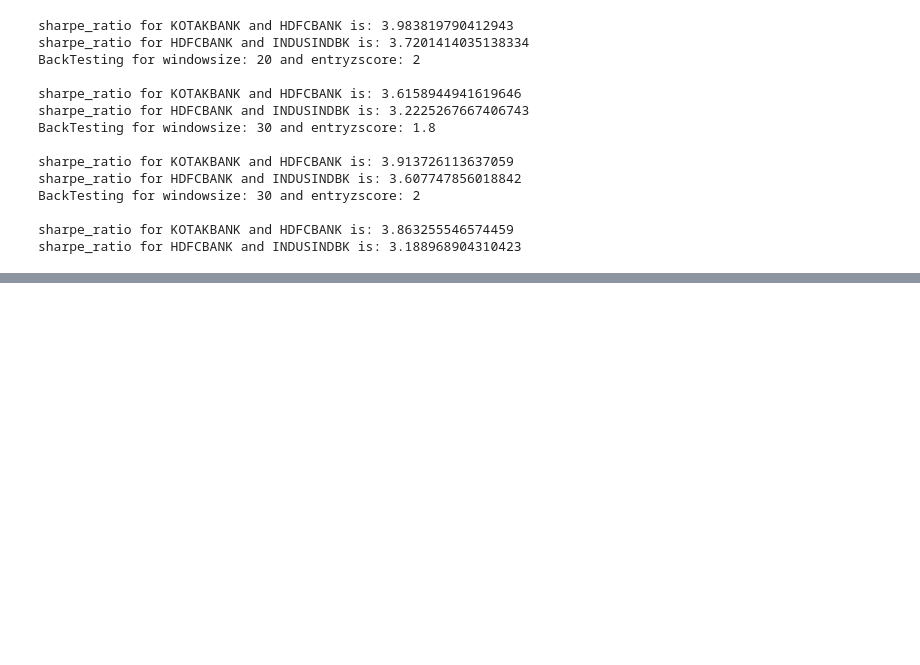
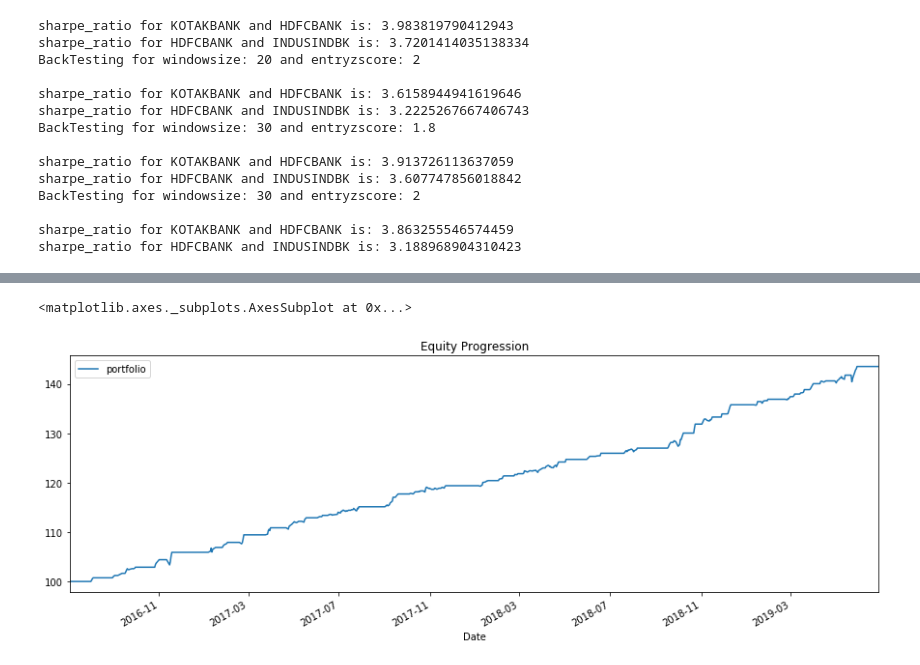
Before and after one commit to Saurabh995/QuantifAI_Assignment, a Jupyter notebook: TradeEngine.ipynb, the cells around one changed output, grey strips where cells are left out. Cells and saved outputs as stored; diff of their text form; code cells hidden in the pictures; blank space fills up the shorter version.

```diff
--- a/TradeEngine.ipynb
+++ b/TradeEngine.ipynb
@@ -361,0 +462,16 @@ entry_zscore = 1.8
+# %%
+def portfolio_return_analysis(df):
+    # df: returnsdf of pairs
+    # Plots the equity curve
+
+    df=df/(len(df.columns))
+    portfolio_return = pd.DataFrame()
+    # Add up the result to plot the equity curve
+    portfolio_return["portfolio"] = df.sum(axis=1)
+
+    #ignore 0 value as it will result it sharpe as inf
+    portfolio_return = portfolio_return.loc[portfolio_return["portfolio"] !=0]
+
+    return (portfolio_return)
+# %%
+portfolio_return = portfolio_return_analysis(returns_df)
@@ -361,0 +488,8 @@ entry_zscore = 1.8
+# %%
+portfolio_stats = portfolio_return.calc_stats()
+# %%
+############equity curve portfolio###############
+portfolio_stats.plot()
+# %% [output]
+<matplotlib.axes._subplots.AxesSubplot at 0x...>
+[figure, added]
```
Also changed, not shown: parts of 14 cells of this notebook.
